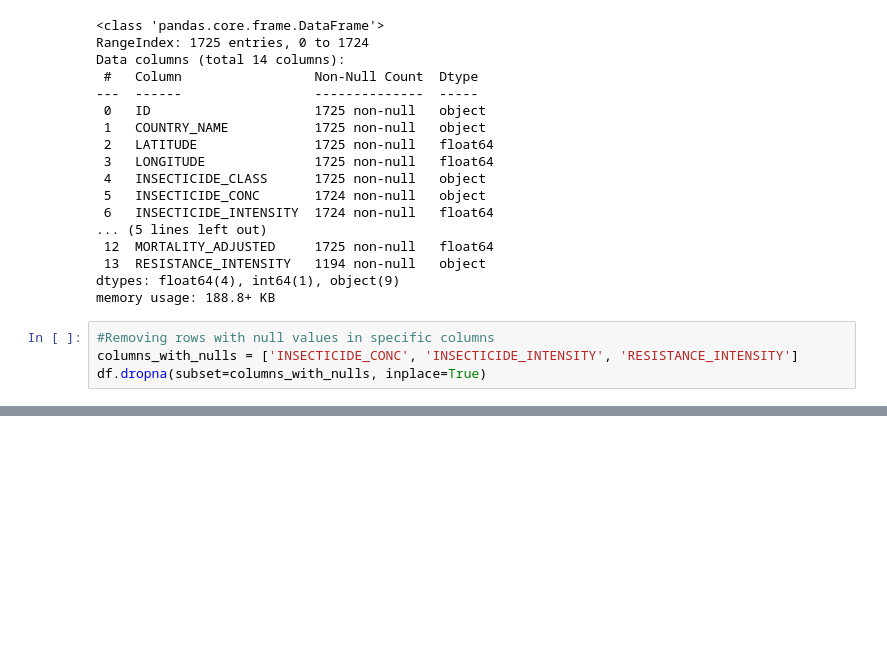
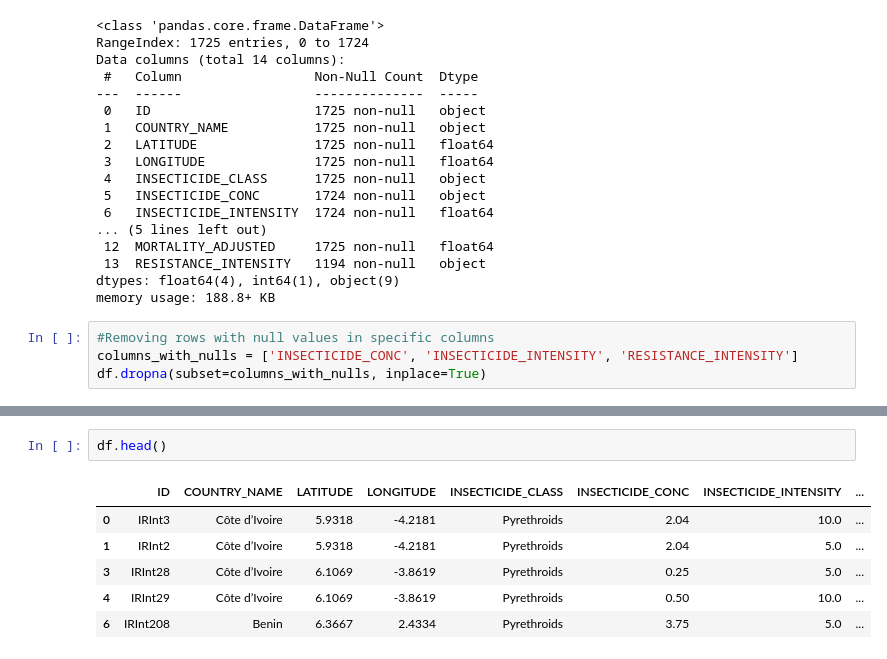
Before and after one commit to WesleyWanyama/136895, a Jupyter notebook: ETL/InsecticideResistanceDataTransformation.ipynb, the cells around one changed output, grey strips where cells are left out. Saved outputs shown, nothing was run; the diff lists cells and outputs as text; blank space fills up the shorter version.

```diff
--- a/ETL/InsecticideResistanceDataTransformation.ipynb
+++ b/ETL/InsecticideResistanceDataTransformation.ipynb
@@ -137,0 +261,9 @@ memory usage: 139.8+ KB
+# %%
+df.head()
+# %% [output]
+|  | ID | COUNTRY_NAME | LATITUDE | LONGITUDE | INSECTICIDE_CLASS | INSECTICIDE_CONC | INSECTICIDE_INTENSITY | ... |
+| 0 | IRInt3 | Côte d’Ivoire | 5.9318 | -4.2181 | Pyrethroids | 2.04 | 10.0 | ... |
+| 1 | IRInt2 | Côte d’Ivoire | 5.9318 | -4.2181 | Pyrethroids | 2.04 | 5.0 | ... |
+| 3 | IRInt28 | Côte d’Ivoire | 6.1069 | -3.8619 | Pyrethroids | 0.25 | 5.0 | ... |
+| 4 | IRInt29 | Côte d’Ivoire | 6.1069 | -3.8619 | Pyrethroids | 0.50 | 10.0 | ... |
+| 6 | IRInt208 | Benin | 6.3667 | 2.4334 | Pyrethroids | 3.75 | 5.0 | ... |
```
Also changed, not shown: parts of 17 cells of this notebook.
